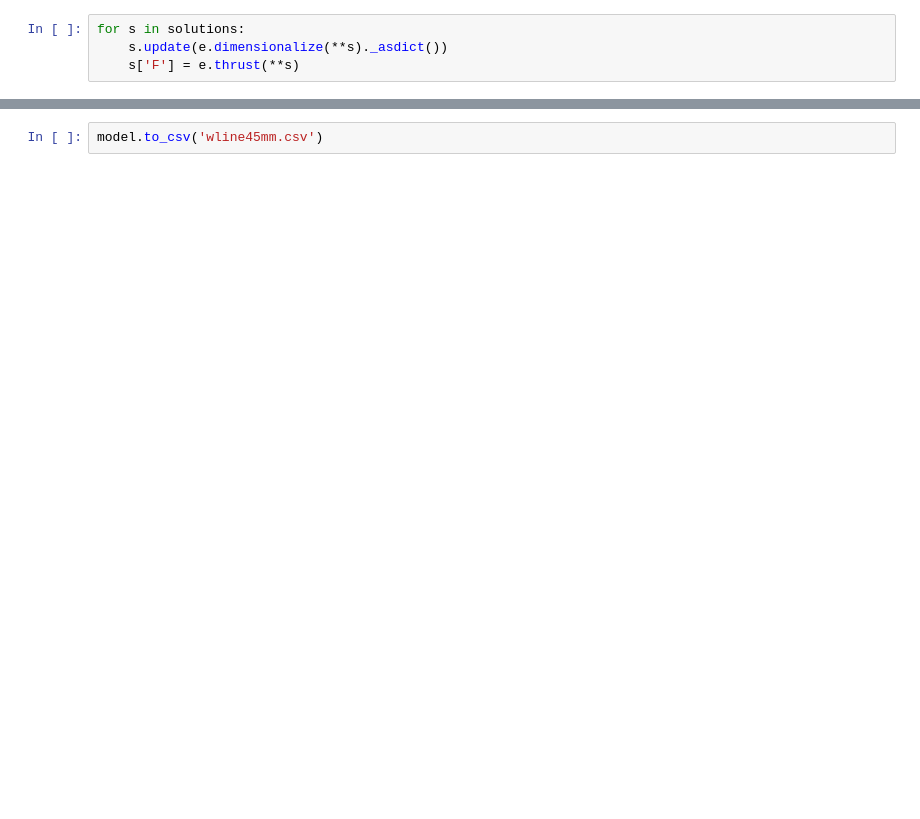
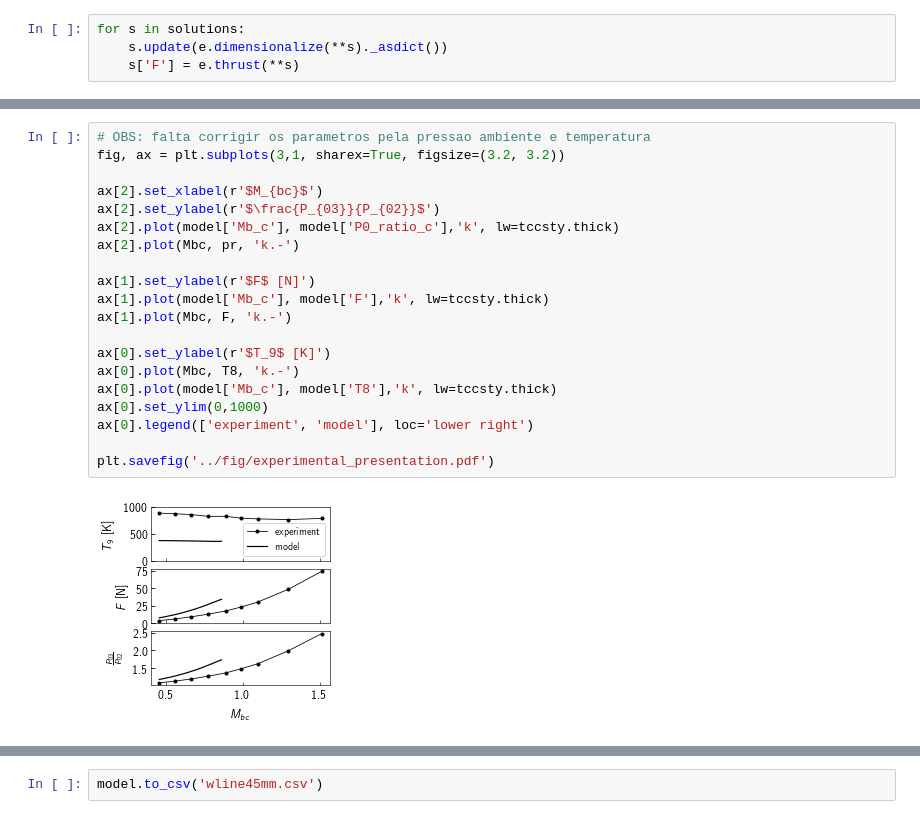
Before and after one commit to alanshepard/tcc, a Jupyter notebook: src/comparison_with_experimental_data.ipynb, the cells around one changed output, grey strips where cells are left out. Saved outputs shown, nothing was run; the diff lists cells and outputs as text; blank space fills up the shorter version.

Commit message:
Finish presentation

```diff
--- a/src/comparison_with_experimental_data.ipynb
+++ b/src/comparison_with_experimental_data.ipynb
@@ -77,3 +179,25 @@ plt.savefig('experimental.pdf')
+# %%
+# OBS: falta corrigir os parametros pela pressao ambiente e temperatura
+fig, ax = plt.subplots(3,1, sharex=True, figsize=(3.2, 3.2))
+
+ax[2].set_xlabel(r'$M_{bc}$')
+ax[2].set_ylabel(r'$\frac{P_{03}}{P_{02}}$')
+ax[2].plot(model['Mb_c'], model['P0_ratio_c'],'k', lw=tccsty.thick)
+ax[2].plot(Mbc, pr, 'k.-')
+
+ax[1].set_ylabel(r'$F$ [N]')
+ax[1].plot(model['Mb_c'], model['F'],'k', lw=tccsty.thick)
+ax[1].plot(Mbc, F, 'k.-')
+
+ax[0].set_ylabel(r'$T_9$ [K]')
+ax[0].plot(Mbc, T8, 'k.-')
+ax[0].plot(model['Mb_c'], model['T8'],'k', lw=tccsty.thick)
+ax[0].set_ylim(0,1000)
+ax[0].legend(['experiment', 'model'], loc='lower right')
+
+plt.savefig('../fig/experimental_presentation.pdf')
+# %% [output]
+[figure, added]
 # %%
 e.compressor.plot_map(plt.gca())
 plt.plot(model['MFP'], model['P0_ratio_c'])
```
Also changed, not shown: parts of 7 cells of this notebook, 22 other files.
